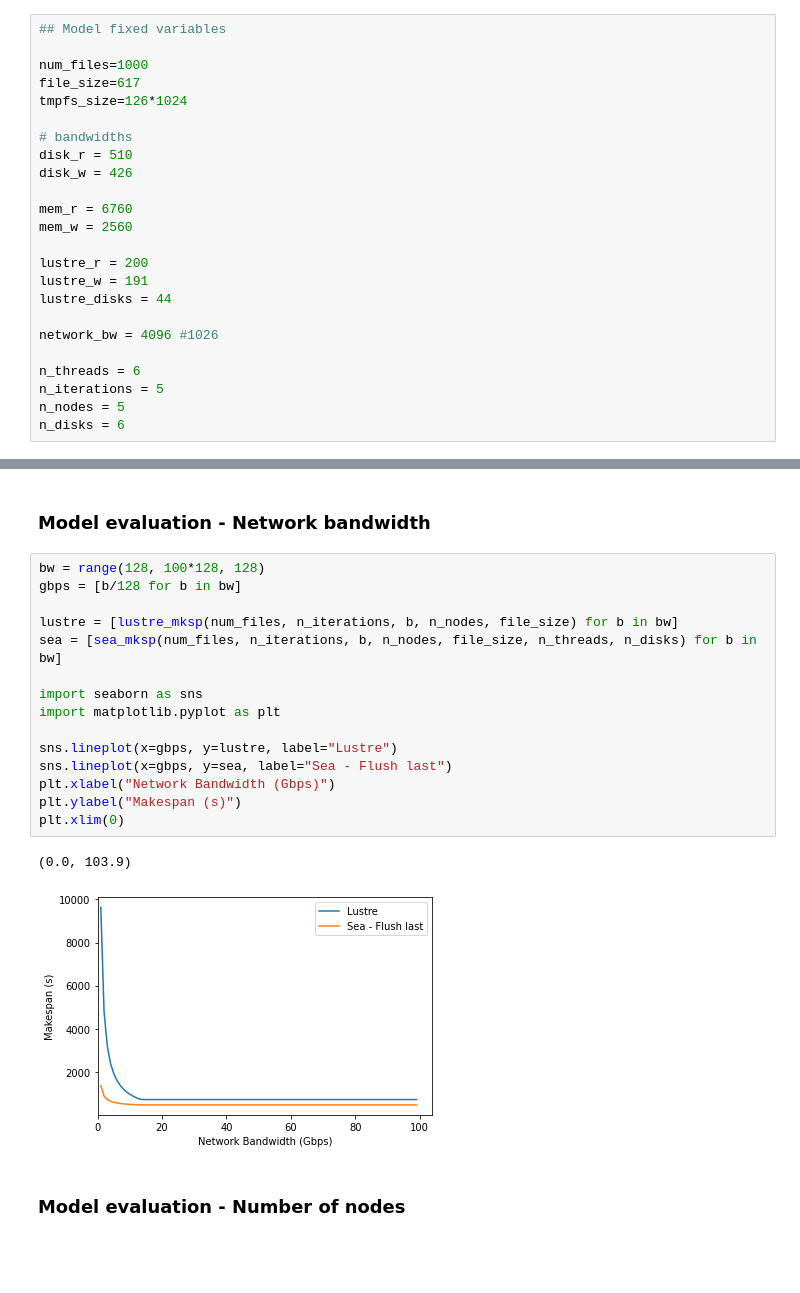
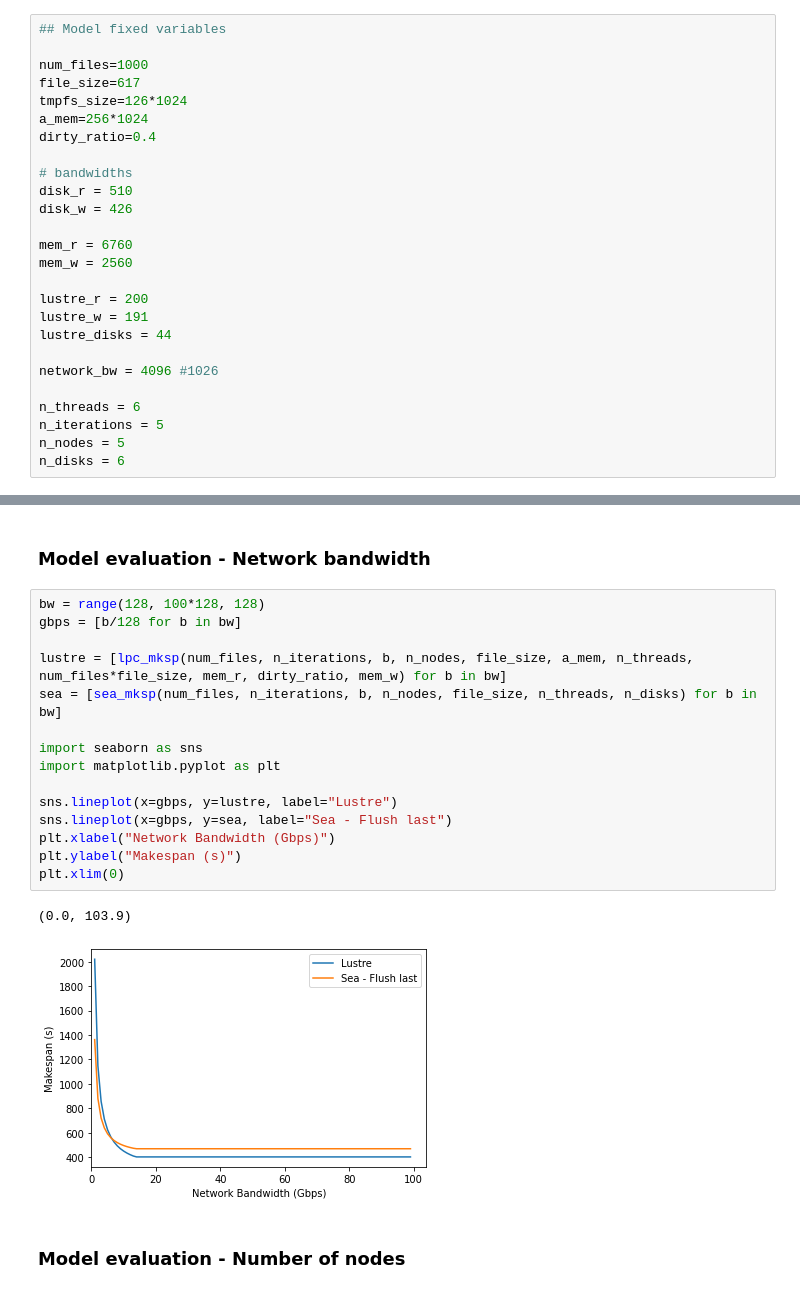
Before and after one commit to big-data-lab-team/Sea, a Jupyter notebook: experiments/incrementation/notebook/performance_model.ipynb, the cells around one changed output, grey strips where cells are left out. Saved outputs shown, nothing was run; the diff lists cells and outputs as text; blank space fills up the shorter version.

```diff
--- a/experiments/incrementation/notebook/performance_model.ipynb
+++ b/experiments/incrementation/notebook/performance_model.ipynb
@@ -87,6 +144,8 @@ $M_{sd}$ is the makespan of the disk component in Sea<br>
 num_files=1000
 file_size=617
 tmpfs_size=126*1024
+a_mem=256*1024
+dirty_ratio=0.4
 
 # bandwidths
 disk_r = 510
@@ -203,21 +319,21 @@ sea_mksp = (lambda
 # %%
 bw = range(128, 100*128, 128)
 gbps = [b/128 for b in bw]
 
-lustre = [lustre_mksp(num_files, n_iterations, b, n_nodes, file_size) for b in bw]
+lustre = [lpc_mksp(num_files, n_iterations, b, n_nodes, file_size, a_mem, n_threads, num_files*file_size, mem_r, dirty_ratio, mem_w) for b in bw]
 sea = [sea_mksp(num_files, n_iterations, b, n_nodes, file_size, n_threads, n_disks) for b in bw]
 
 import seaborn as sns
 import matplotlib.pyplot as plt
 
 sns.lineplot(x=gbps, y=lustre, label="Lustre")
 sns.lineplot(x=gbps, y=sea, label="Sea - Flush last")
 plt.xlabel("Network Bandwidth (Gbps)")
 plt.ylabel("Makespan (s)")
 plt.xlim(0)
 # %% [output]
 (0.0, 103.9)
-[figure, old version]
+[figure, new version]
 # %% [markdown]
 ### Model evaluation - Number of nodes
 # %%
```
Also changed, not shown: parts of 8 cells of this notebook.
